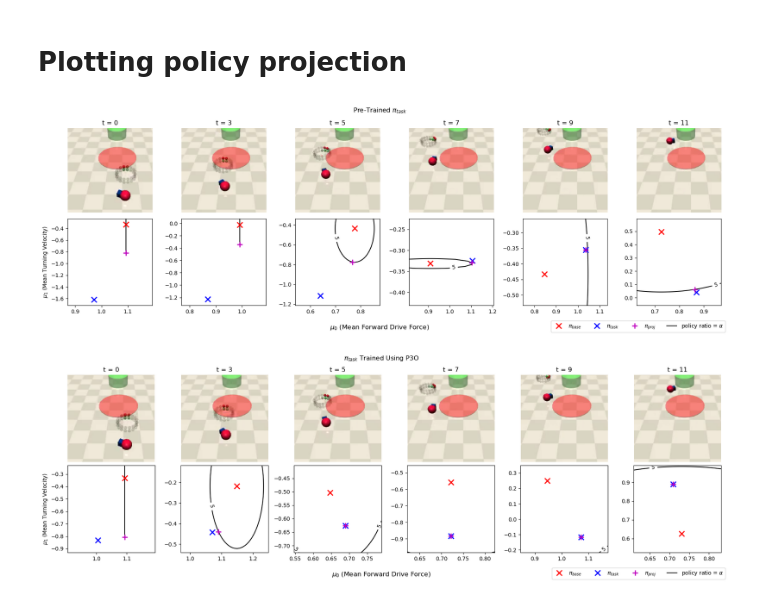
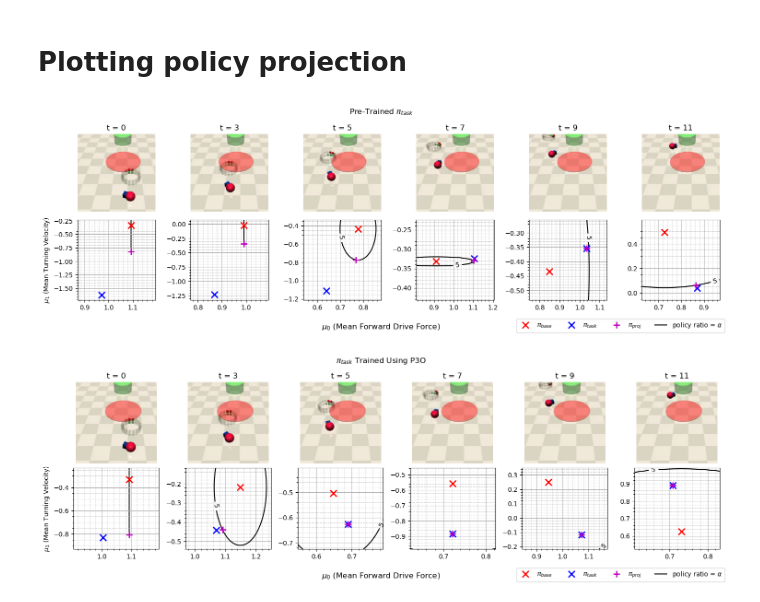
Before and after one commit to JacquesCloete/sport, a Jupyter notebook: notebooks/envs/plotting_policy_projection.ipynb, the cells around one changed output. Drawn from its saved outputs; the diff is of its cells as text; code cells hidden in the pictures.

```diff
--- a/notebooks/envs/plotting_policy_projection.ipynb
+++ b/notebooks/envs/plotting_policy_projection.ipynb
@@ -34,27 +34,27 @@ with open(filename, "rb") as file:
 # %%
 ep = 600
 ep_frames = extracted_frames[int(ep / 100)]
 timesteps_to_plot = [0, 3, 5, 7, 9, 11]
 all_ep_idxs = np.where(policy_projection_database.episode_count == ep)[
     0
 ]  # np where returns a tuple
 # Need to set Nx and Ny high when the feasible set reduces to a line
 fig, axs = policy_projection_database.plot_policy_projection_with_frames(
     all_ep_idxs=all_ep_idxs,
     extracted_frames=ep_frames,
     timesteps=timesteps_to_plot,
     plot_cmap=False,
     Nx=50,
     Ny=50,
     marker_size=10,
     marker_edge_width=2,
-    fig_size_scale_factor=3.0,
+    fig_size_scale_factor=2.5,
     border=0.1,
     title=r"Pre-Trained $\pi_{task}$",
 )
 plt.savefig("pretrained_episode.svg")
 # %% [output]
-[figure, old version]
+[figure, new version]
 # %%
 ep = 600
 ep_frames = extracted_frames_alpha_task[int(ep / 100)]
@@ -72,10 +72,10 @@ fig, axs = policy_projection_database_alpha_task.plot_policy_projection_with_fra
     Ny=50,
     marker_size=10,
     marker_edge_width=2,
-    fig_size_scale_factor=3.0,
+    fig_size_scale_factor=2.5,
     border=0.1,
     title=r"$\pi_{task}$ Trained Using P3O",
 )
 plt.savefig("constrained_episode.svg")
 # %% [output]
-[figure, old version]
+[figure, new version]
```
Also changed, not shown: 3 other files.
